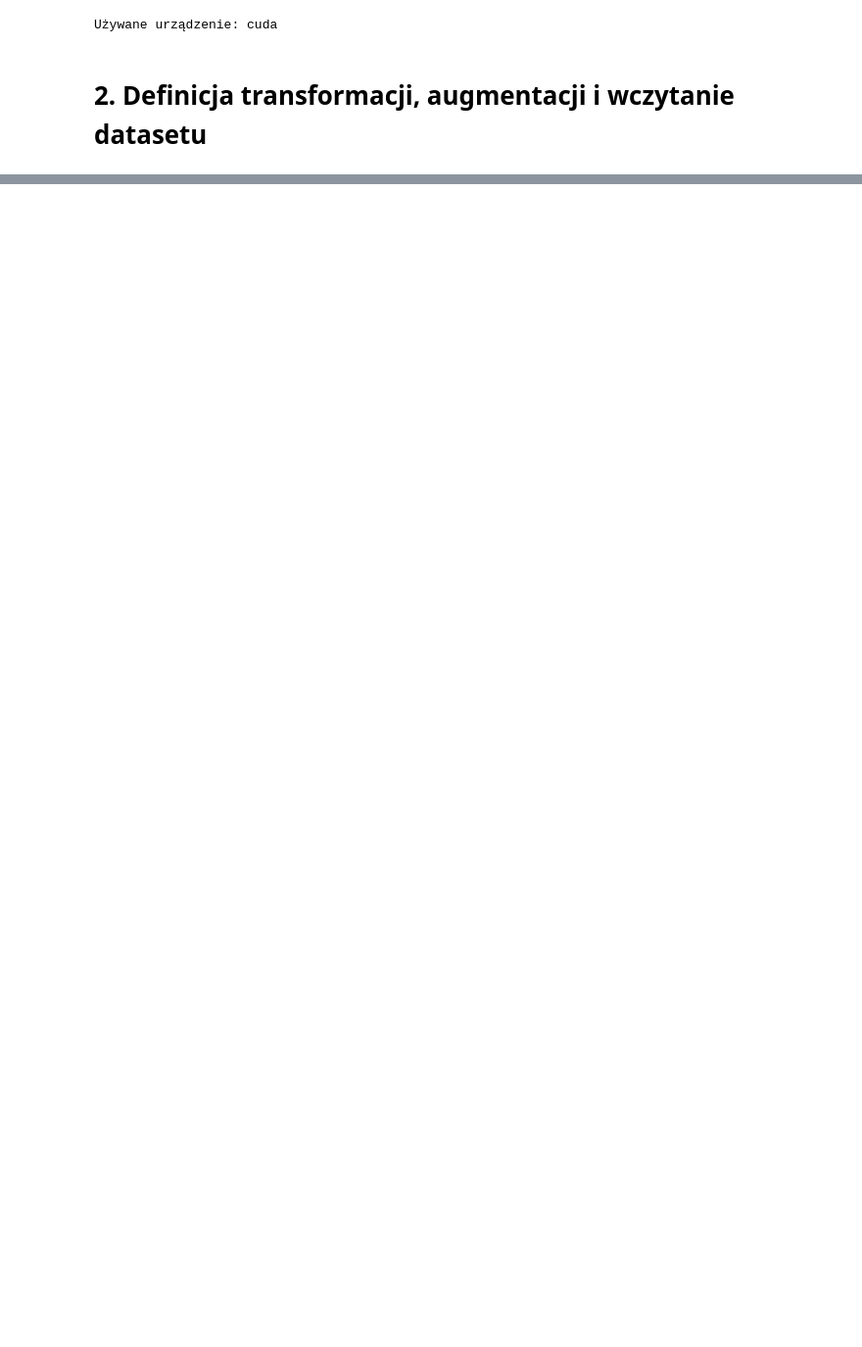
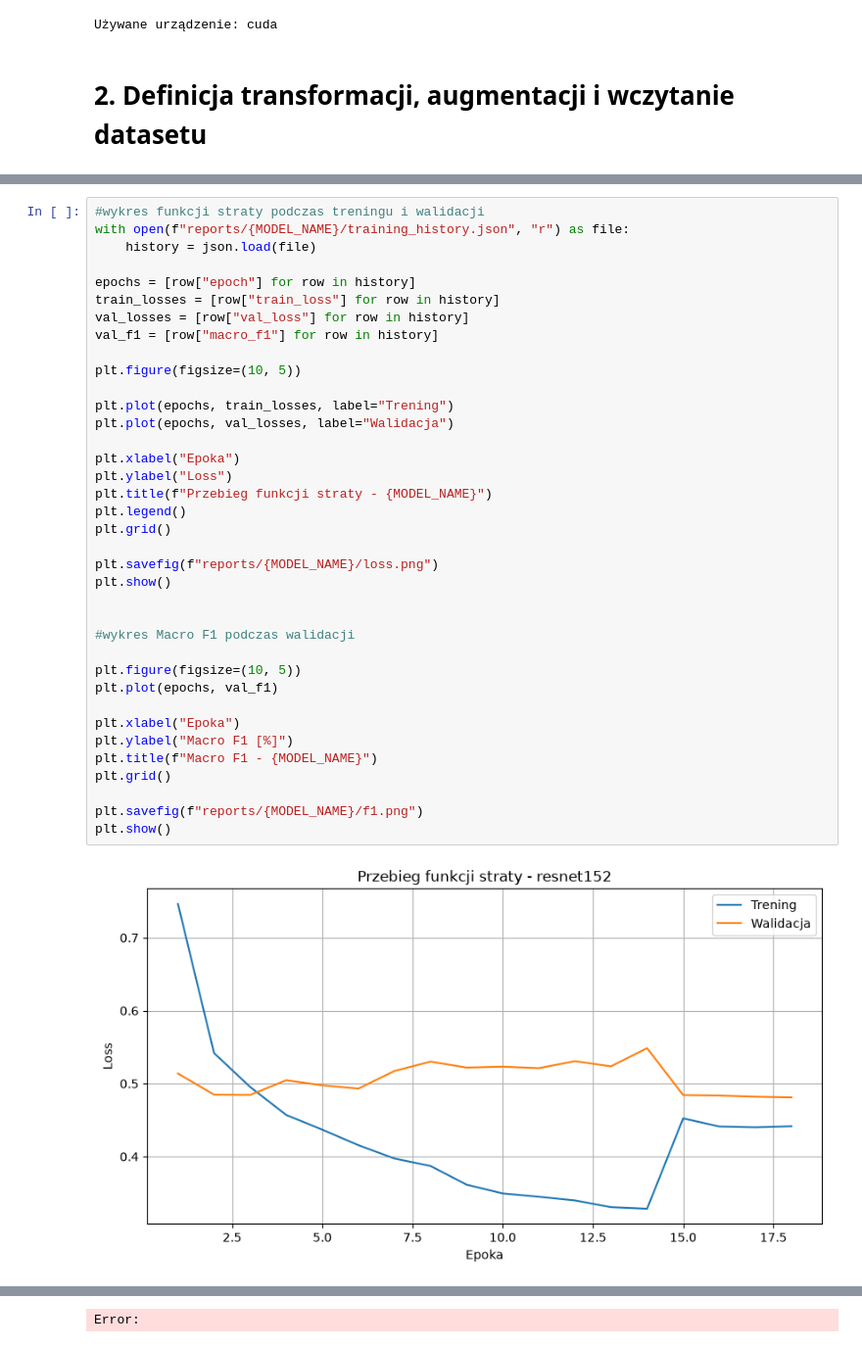
Before and after one commit to Rafitooo/AplikacjaWspomagajacaRozpoznawanieTypowKomorekKrwiNaPodstawieZdjecMikroskopowych, a Jupyter notebook: src/training.ipynb, the cells around one changed output, grey strips where cells are left out. Shown at 98% size. Drawn from its saved outputs; the diff is of its cells as text; blank space fills up the shorter version.

```diff
--- a/src/training.ipynb
+++ b/src/training.ipynb
@@ -467,0 +942,39 @@ F1 Score                               76.98%      18.87%    46.34%    98.04%
+# %%
+#wykres funkcji straty podczas treningu i walidacji
+with open(f"reports/{MODEL_NAME}/training_history.json", "r") as file:
+    history = json.load(file)
+
+epochs = [row["epoch"] for row in history]
+train_losses = [row["train_loss"] for row in history]
+val_losses = [row["val_loss"] for row in history]
+val_f1 = [row["macro_f1"] for row in history]
+
+plt.figure(figsize=(10, 5))
+
+plt.plot(epochs, train_losses, label="Trening")
+plt.plot(epochs, val_losses, label="Walidacja")
+
+plt.xlabel("Epoka")
+plt.ylabel("Loss")
+plt.title(f"Przebieg funkcji straty - {MODEL_NAME}")
+plt.legend()
+plt.grid()
+
+plt.savefig(f"reports/{MODEL_NAME}/loss.png")
+plt.show()
+
+
+#wykres Macro F1 podczas walidacji
+
+plt.figure(figsize=(10, 5))
+plt.plot(epochs, val_f1)
+
+plt.xlabel("Epoka")
+plt.ylabel("Macro F1 [%]")
+plt.title(f"Macro F1 - {MODEL_NAME}")
+plt.grid()
+
+plt.savefig(f"reports/{MODEL_NAME}/f1.png")
+plt.show()
+# %% [output]
+[figure, added]
@@ -467,0 +982 @@ F1 Score                               76.98%      18.87%    46.34%    98.04%
+Error:
```
Also changed, not shown: parts of 16 cells of this notebook, 50 other files.
